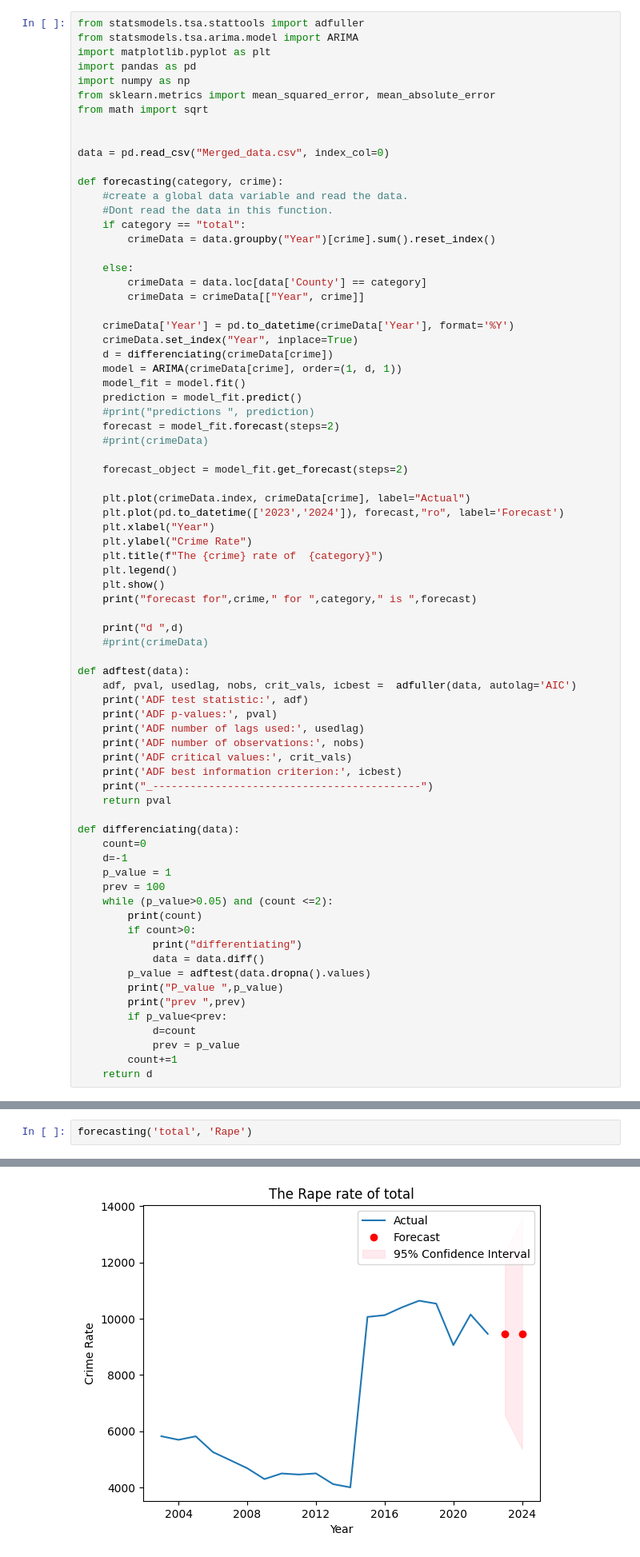
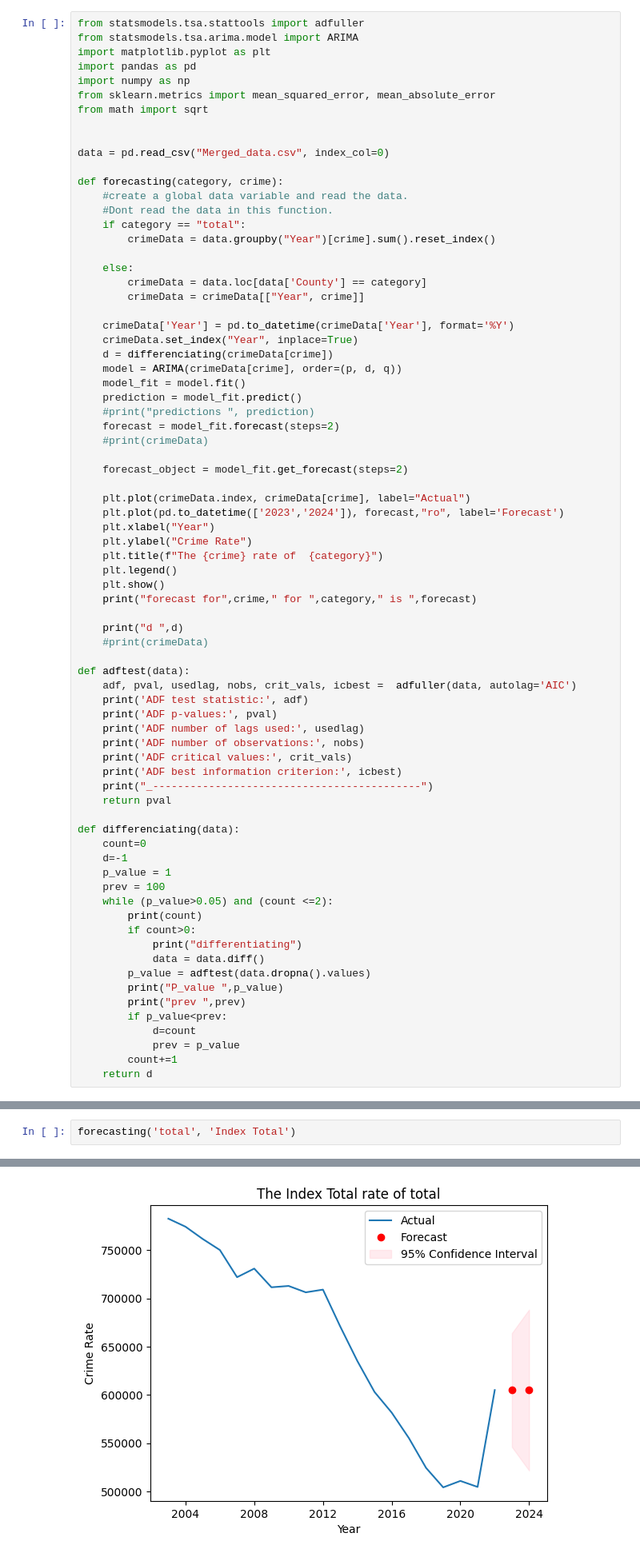
Before and after one commit to Kabilesh020799/PAUSE, a Jupyter notebook: TimeSeries.ipynb, the cells around one changed output, grey strips where cells are left out. Shown: that part at 80% size. Saved outputs shown, nothing was run; the diff lists cells and outputs as text.

```diff
--- a/TimeSeries.ipynb
+++ b/TimeSeries.ipynb
@@ -292,7 +294,7 @@ def forecasting(category, crime):
     crimeData['Year'] = pd.to_datetime(crimeData['Year'], format='%Y')
     crimeData.set_index("Year", inplace=True)
     d = differenciating(crimeData[crime])
-    model = ARIMA(crimeData[crime], order=(1, d, 1))
+    model = ARIMA(crimeData[crime], order=(p, d, q))
     model_fit = model.fit()
     prediction = model_fit.predict()
     #print("predictions ", prediction)
@@ -646,6 +644,6 @@ def forecasting(category, crime):
 
     print("Forecast for", crime, "for", category, "is", forecast)
 # %%
-forecasting('total', 'Rape')
+forecasting('total', 'Index Total')
 # %% [output]
 Performing stepwise search to minimize aic
@@ -661 +659 @@ Total fit time: 1.512 seconds
-[figure, old version]
+[figure, new version]
```
Also changed, not shown: parts of 6 cells of this notebook.
